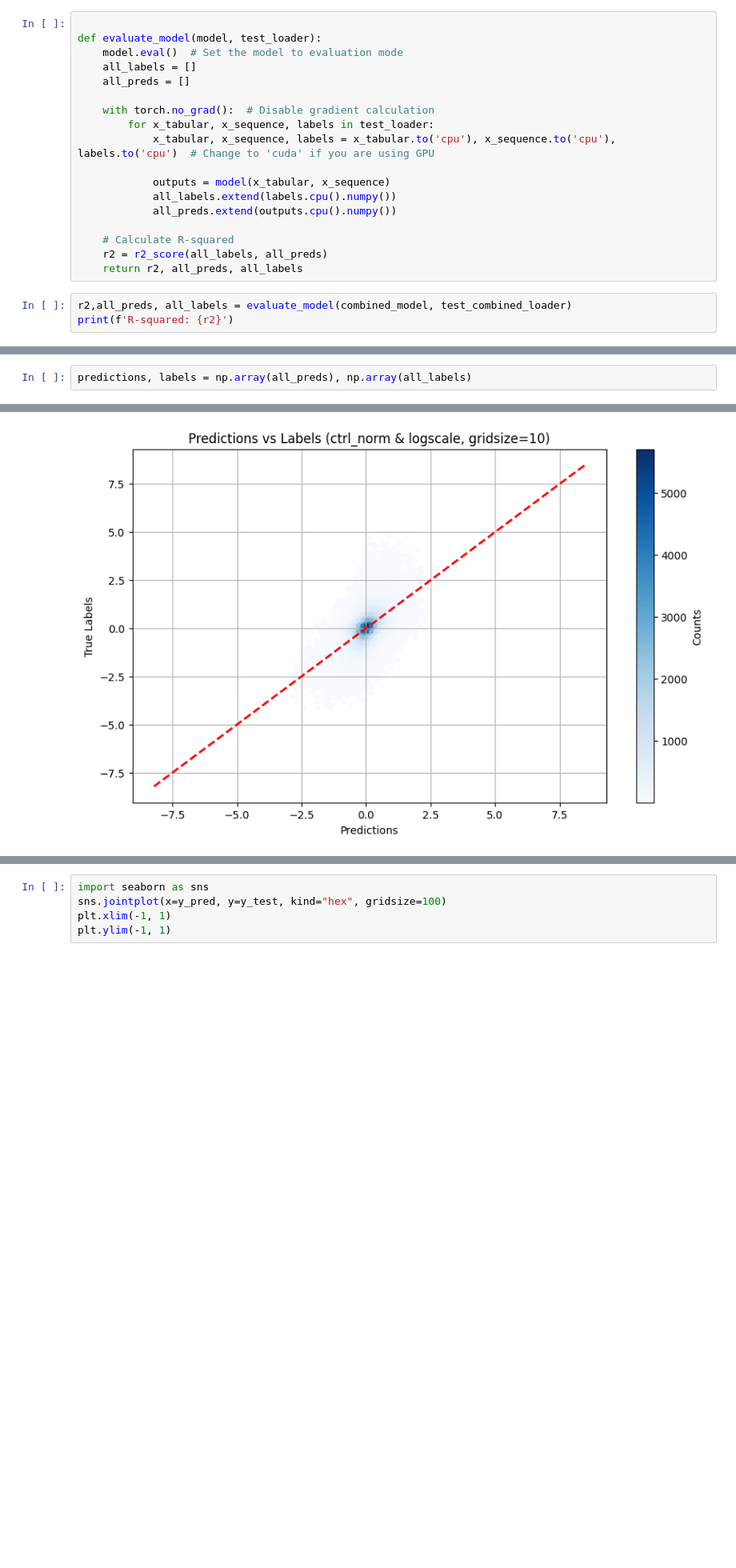
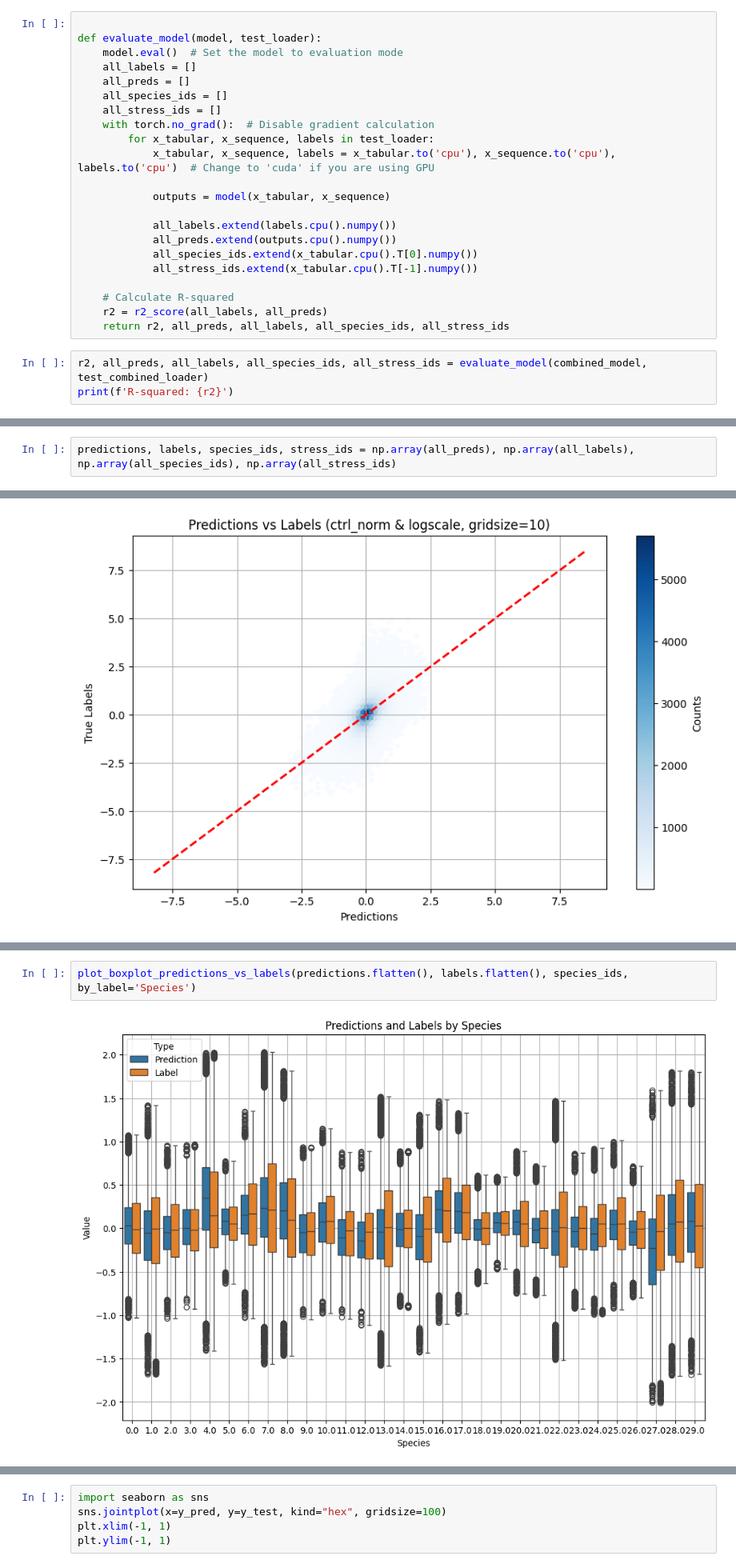
Before and after one commit to memetc/ML4RG_Group1, a Jupyter notebook: notebooks/train_combined_messy_version.ipynb, the cells around one changed output, grey strips where cells are left out. Shown: that part at 80% size. Cells and saved outputs as stored; diff of their text form; blank space fills up the shorter version.

```diff
--- a/notebooks/train_combined_messy_version.ipynb
+++ b/notebooks/train_combined_messy_version.ipynb
@@ -257,20 +299,24 @@ def evaluate_model(model, test_loader):
     model.eval()  # Set the model to evaluation mode
     all_labels = []
     all_preds = []
-
+    all_species_ids = []
+    all_stress_ids = []
     with torch.no_grad():  # Disable gradient calculation
         for x_tabular, x_sequence, labels in test_loader:
             x_tabular, x_sequence, labels = x_tabular.to('cpu'), x_sequence.to('cpu'), labels.to('cpu')  # Change to 'cuda' if you are using GPU
 
             outputs = model(x_tabular, x_sequence)
+
             all_labels.extend(labels.cpu().numpy())
             all_preds.extend(outputs.cpu().numpy())
+            all_species_ids.extend(x_tabular.cpu().T[0].numpy())
+            all_stress_ids.extend(x_tabular.cpu().T[-1].numpy())
 
     # Calculate R-squared
     r2 = r2_score(all_labels, all_preds)
-    return r2, all_preds, all_labels
+    return r2, all_preds, all_labels, all_species_ids, all_stress_ids
 # %%
-r2,all_preds, all_labels = evaluate_model(combined_model, test_combined_loader)
+r2, all_preds, all_labels, all_species_ids, all_stress_ids = evaluate_model(combined_model, test_combined_loader)
 print(f'R-squared: {r2}')
 # %% [output]
 R-squared: 0.29644609257912047
@@ -280,7 +326,7 @@ torch.save(combined_model.state_dict(), 'combined_model.pth')
 # %% [markdown]
 # plots
 # %%
-predictions, labels = np.array(all_preds), np.array(all_labels)
+predictions, labels, species_ids, stress_ids = np.array(all_preds), np.array(all_labels), np.array(all_species_ids), np.array(all_stress_ids)
 # %%
 plot_predictions_vs_labels(predictions, labels, title='Prediction vs Labels (normalized by ctrl + log)')
 # %% [output]
@@ -305,0 +356,4 @@ array([[ 0.21804334],
+# %%
+plot_boxplot_predictions_vs_labels(predictions.flatten(), labels.flatten(), species_ids, by_label='Species')
+# %% [output]
+[figure, added]
```
Also changed, not shown: parts of 8 cells of this notebook, 9 other files.
